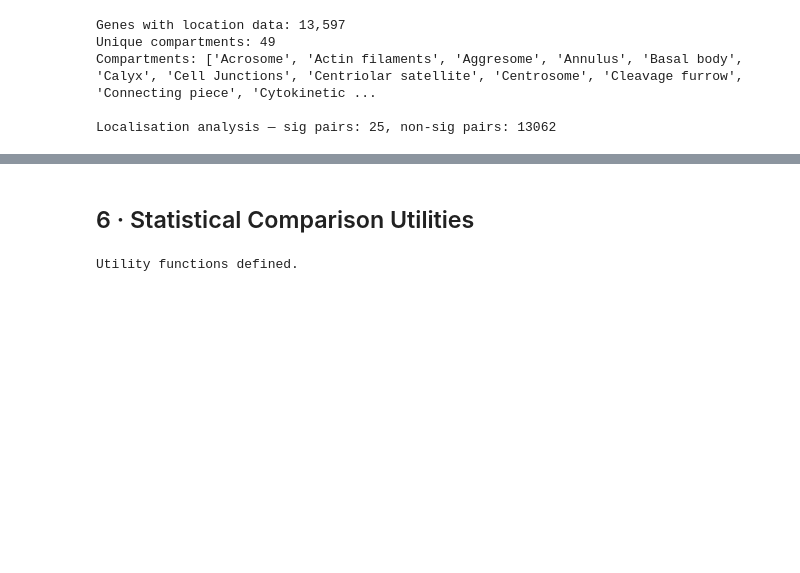
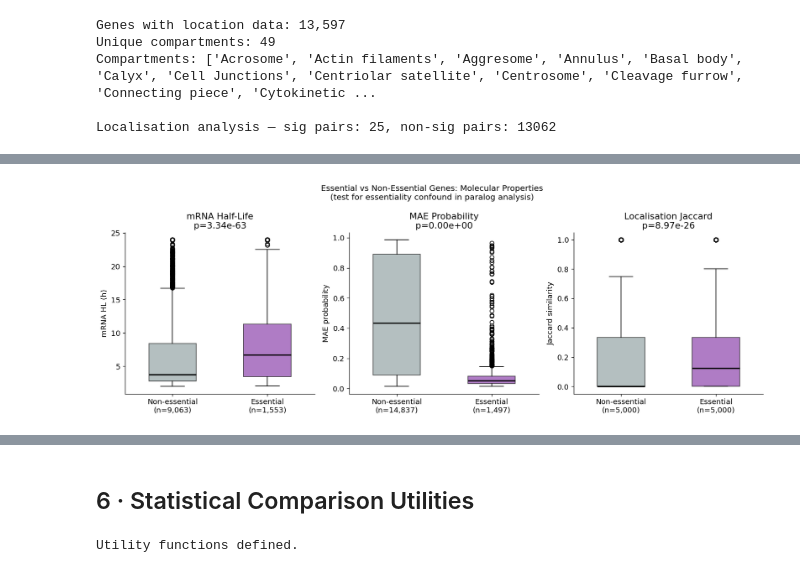
Before and after one commit to JonathanZhao222/Paralog-Difference, a Jupyter notebook: paralog_dependency_analysis.ipynb, the cells around one changed output, grey strips where cells are left out. Cells and saved outputs as stored; diff of their text form; code cells hidden in the pictures; blank space fills up the shorter version.

```diff
--- a/paralog_dependency_analysis.ipynb
+++ b/paralog_dependency_analysis.ipynb
@@ -621,0 +666,95 @@ Localisation analysis — sig pairs: 25, non-sig pairs: 13062
+# %%
+# ── Essentiality confound: repeat each analysis comparing essential vs non-essential ──
+# If essential genes genome-wide show the same patterns as sig paralog pairs,
+# the signal is driven by essentiality rather than the paralog relationship.
+
+print("=" * 70)
+print("ESSENTIALITY CONFOUND ANALYSIS")
+print("Comparing: essential vs non-essential genes (DepMap 24Q4)")
+print("=" * 70)
+
+# ── 1. mRNA half-life ─────────────────────────────────────────────────────────
+ess_rhl  = [gene_to_rhl.get(g) for g in essential_genes   if g in gene_to_rhl]
+ness_rhl = [gene_to_rhl.get(g) for g in nonessential_genes if g in gene_to_rhl]
+
+u, p_rhl = mannwhitneyu(ess_rhl, ness_rhl, alternative='two-sided')
+print(f"\nmRNA HL (per gene):")
+print(f"  Essential     n={len(ess_rhl):,}  median={np.median(ess_rhl):.2f}h")
+print(f"  Non-essential n={len(ness_rhl):,}  median={np.median(ness_rhl):.2f}h")
+print(f"  Mann-Whitney p={p_rhl:.3e}")
+print(f"  [Sig paralog per-gene HL p=0.00012 for reference]")
+
+# ── 2. Protein half-life ──────────────────────────────────────────────────────
+ess_phl  = [gene_to_phl.get(g) for g in essential_genes    if g in gene_to_phl]
+ness_phl = [gene_to_phl.get(g) for g in nonessential_genes if g in gene_to_phl]
+
+u, p_phl = mannwhitneyu(ess_phl, ness_phl, alternative='two-sided')
+print(f"\nProtein HL (per gene):")
+print(f"  Essential     n={len(ess_phl):,}  median={np.median(ess_phl):.1f}h")
+print(f"  Non-essential n={len(ness_phl):,}  median={np.median(ness_phl):.1f}h")
+print(f"  Mann-Whitney p={p_phl:.3e}")
+
+# ── 3. MAE probability ────────────────────────────────────────────────────────
+ess_mae  = [gene_to_mae_prob.get(g) for g in essential_genes    if g in gene_to_mae_prob]
+ness_mae = [gene_to_mae_prob.get(g) for g in nonessential_genes if g in gene_to_mae_prob]
+
+u, p_mae = mannwhitneyu(ess_mae, ness_mae, alternative='less')
+print(f"\nMAE probability (GM12878):")
+print(f"  Essential     n={len(ess_mae):,}  median={np.median(ess_mae):.3f}")
+print(f"  Non-essential n={len(ness_mae):,}  median={np.median(ness_mae):.3f}")
+print(f"  Mann-Whitney p={p_mae:.3e} (alternative: essential < non-essential)")
+print(f"  [Sig paralog MAE prob p=7e-19 for reference]")
+
+# ── 4. Localisation Jaccard (random same-class pairs) ────────────────────────
+ess_list  = [g for g in essential_genes    if g in gene_to_locs]
+ness_list = [g for g in nonessential_genes if g in gene_to_locs]
+
+rng = np.random.default_rng(42)
+ess_jac, ness_jac = [], []
+for _ in range(5000):
+    a, b = rng.choice(ess_list, 2, replace=False)
+    s1, s2 = gene_to_locs[a], gene_to_locs[b]
+    if s1 and s2: ess_jac.append(len(s1 & s2) / len(s1 | s2))
+for _ in range(5000):
+    a, b = rng.choice(ness_list, 2, replace=False)
+    s1, s2 = gene_to_locs[a], gene_to_locs[b]
+    if s1 and s2: ness_jac.append(len(s1 & s2) / len(s1 | s2))
+
+u, p_loc = mannwhitneyu(ess_jac, ness_jac, alternative='two-sided')
+print(f"\nLocalisation Jaccard (random same-class pairs, n=5000 each):")
+print(f"  Essential     median={np.median(ess_jac):.3f}")
+print(f"  Non-essential median={np.median(ness_jac):.3f}")
+print(f"  Mann-Whitney p={p_loc:.3e}")
+print(f"  [Sig paralog localisation p=0.0075 for reference]")
+
+# ── Summary plot ──────────────────────────────────────────────────────────────
+fig, axes = plt.subplots(1, 3, figsize=(14, 5))
+fig.suptitle("Essential vs Non-Essential Genes: Molecular Properties\n"
+             "(test for essentiality confound in paralog analysis)", fontsize=12)
+
+ESS_COLOR  = '#8E44AD'
+NESS_COLOR = '#95A5A6'
+
+for ax, (d_ess, d_ness, p_val), title, ylabel in zip(
+    axes,
+    [(ess_rhl, ness_rhl, p_rhl),
+     (ess_mae, ness_mae, p_mae),
+     (ess_jac, ness_jac, p_loc)],
+    ["mRNA Half-Life", "MAE Probability", "Localisation Jaccard"],
+    ["mRNA HL (h)", "MAE probability", "Jaccard similarity"]
+):
+    bp = ax.boxplot([d_ness, d_ess], patch_artist=True,
+                    medianprops=dict(color='black', linewidth=2), widths=0.5)
+    bp['boxes'][0].set_facecolor(NESS_COLOR); bp['boxes'][0].set_alpha(0.7)
+    bp['boxes'][1].set_facecolor(ESS_COLOR);  bp['boxes'][1].set_alpha(0.7)
+    ax.set_xticks([1, 2])
+    ax.set_xticklabels([f'Non-essential\n(n={len(d_ness):,})',
+                        f'Essential\n(n={len(d_ess):,})'])
+    ax.set_ylabel(ylabel)
+    ax.set_title(f'{title}\np={p_val:.2e}')
+
+plt.tight_layout()
+plt.savefig('essentiality_confound.png', dpi=150, bbox_inches='tight')
+plt.show()
+print("Figure saved: essentiality_confound.png")
+# %% [output]
@@ -621,0 +778 @@ Localisation analysis — sig pairs: 25, non-sig pairs: 13062
+[figure, added]
```
Also changed, not shown: parts of 13 cells of this notebook, 4 other files.
